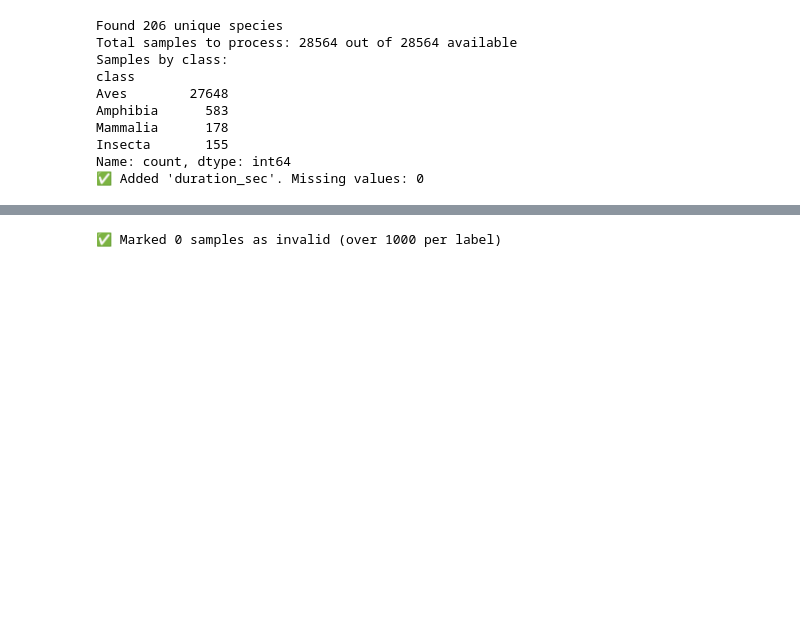
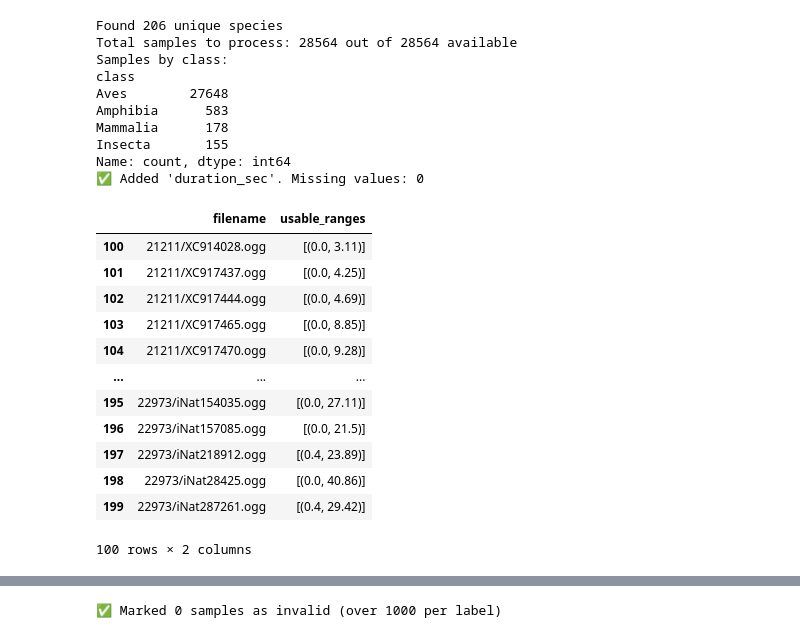
Before and after one commit to junya737/birdclef-2025, a Jupyter notebook: scripts/generate_melspec_RemoveSilence.ipynb, the cells around one changed output, grey strips where cells are left out. Drawn from its saved outputs; the diff is of its cells as text; code cells hidden in the pictures; blank space fills up the shorter version.

```diff
--- a/scripts/generate_melspec_RemoveSilence.ipynb
+++ b/scripts/generate_melspec_RemoveSilence.ipynb
@@ -148,0 +193,17 @@ Name: count, dtype: int64
+# %%
+usable_df = pd.read_csv("../data/processed/usable_ranges0425.csv")
+usable_df[100:200]
+# %% [output]
+|  | filename | usable_ranges |
+| 100 | 21211/XC914028.ogg | [(0.0, 3.11)] |
+| 101 | 21211/XC917437.ogg | [(0.0, 4.25)] |
+| 102 | 21211/XC917444.ogg | [(0.0, 4.69)] |
+| 103 | 21211/XC917465.ogg | [(0.0, 8.85)] |
+| 104 | 21211/XC917470.ogg | [(0.0, 9.28)] |
+| ... | ... | ... |
+| 195 | 22973/iNat154035.ogg | [(0.0, 27.11)] |
+| 196 | 22973/iNat157085.ogg | [(0.0, 21.5)] |
+| 197 | 22973/iNat218912.ogg | [(0.4, 23.89)] |
+| 198 | 22973/iNat28425.ogg | [(0.0, 40.86)] |
+| 199 | 22973/iNat287261.ogg | [(0.4, 29.42)] |
+100 rows × 2 columns
```
Also changed, not shown: parts of 3 cells of this notebook.
